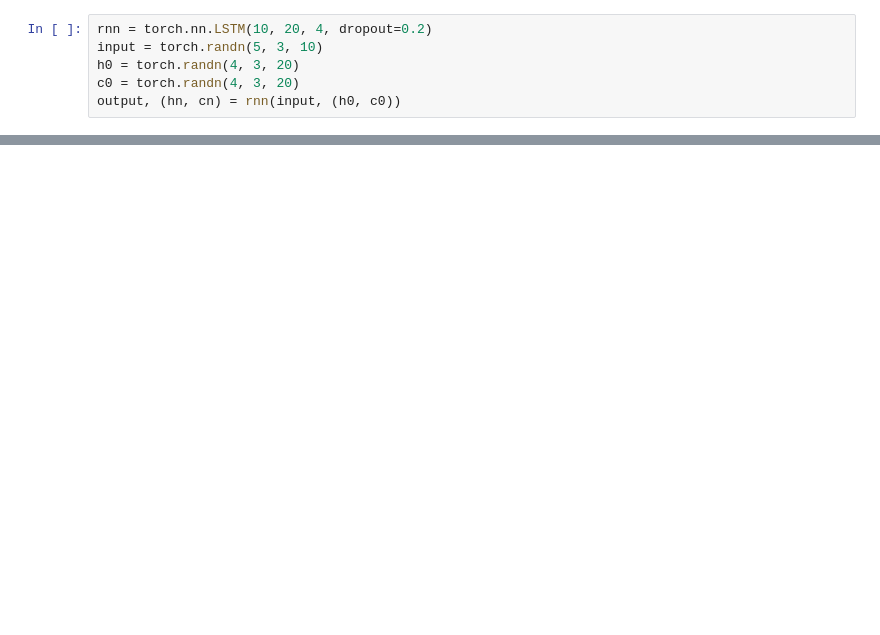
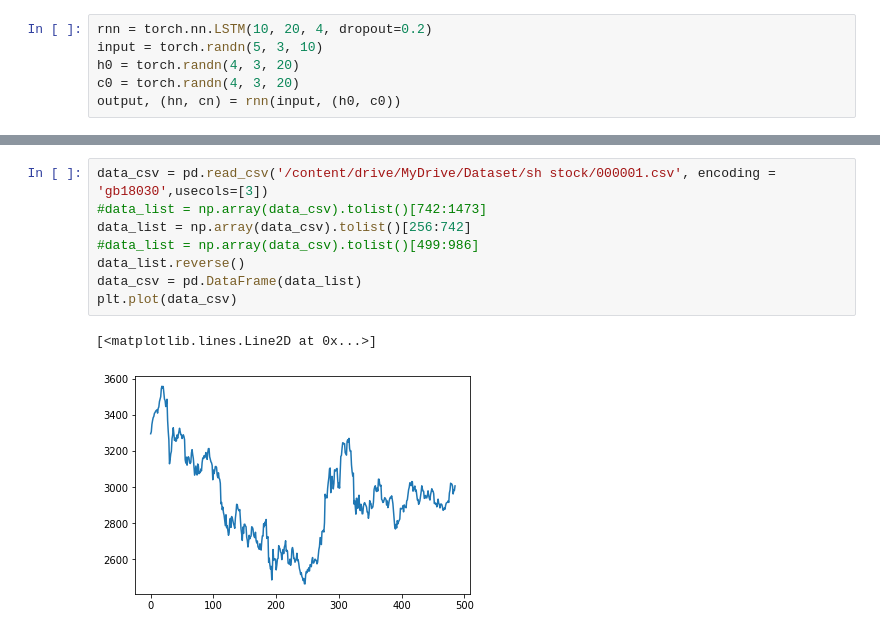
Before and after one commit to singwang-cn/Neural_Networks, a Jupyter notebook: Implementation_of_LSTM_with_Pytorch.ipynb, the cells around one changed output, grey strips where cells are left out. Drawn from its saved outputs; the diff is of its cells as text; blank space fills up the shorter version.

```diff
--- a/Implementation_of_LSTM_with_Pytorch.ipynb
+++ b/Implementation_of_LSTM_with_Pytorch.ipynb
@@ -33,0 +161,11 @@ tensor([[[-0.0758,  0.1166, -0.3063, -0.4799,  0.2947,  0.1360, -0.0791,
+# %%
+data_csv = pd.read_csv('/content/drive/MyDrive/Dataset/sh stock/000001.csv', encoding = 'gb18030',usecols=[3])
+#data_list = np.array(data_csv).tolist()[742:1473]
+data_list = np.array(data_csv).tolist()[256:742]
+#data_list = np.array(data_csv).tolist()[499:986]
+data_list.reverse()
+data_csv = pd.DataFrame(data_list)
+plt.plot(data_csv)
+# %% [output]
+[<matplotlib.lines.Line2D at 0x...>]
+[figure, added]
```
Also changed, not shown: parts of 34 cells of this notebook.
